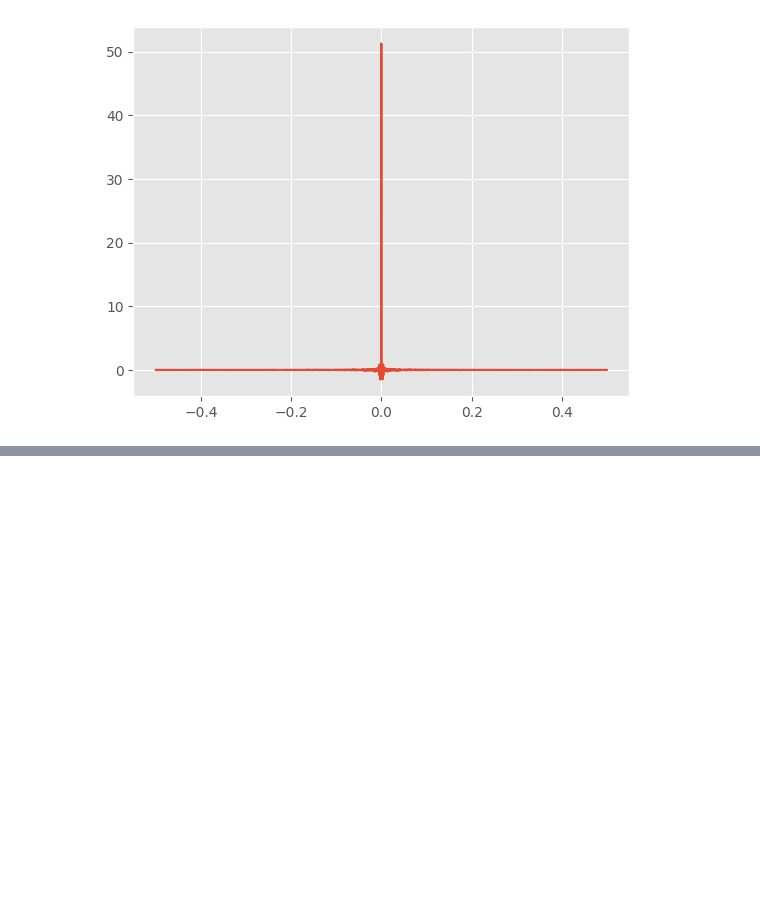
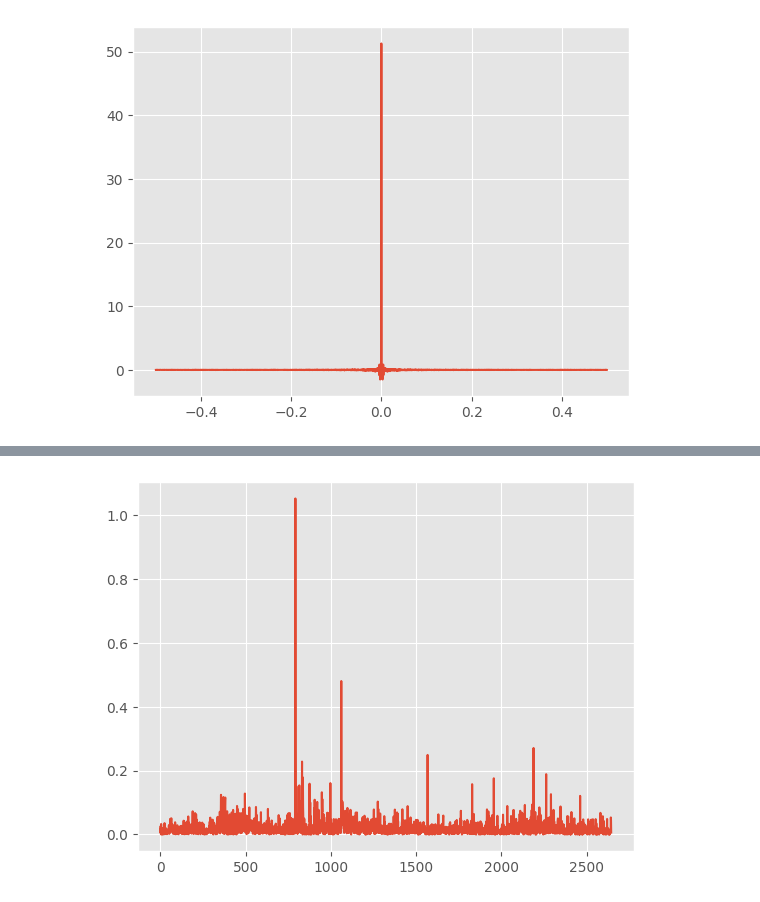
Before and after one commit to kirillzx/JDFlow, a Jupyter notebook: diffusion_model.ipynb, the cells around one changed output, grey strips where cells are left out. Cells and saved outputs as stored; diff of their text form; code cells hidden in the pictures; blank space fills up the shorter version.

Commit message:
feat: add jumps

```diff
--- a/diffusion_model.ipynb
+++ b/diffusion_model.ipynb
@@ -170,0 +176,7 @@ plt.show()
+# %%
+jumps = np.abs(data[:-1] - data[1:])
+# %%
+plt.plot(jumps)
+plt.show()
+# %% [output]
+[figure, added]
```
Also changed, not shown: parts of 13 cells of this notebook.
